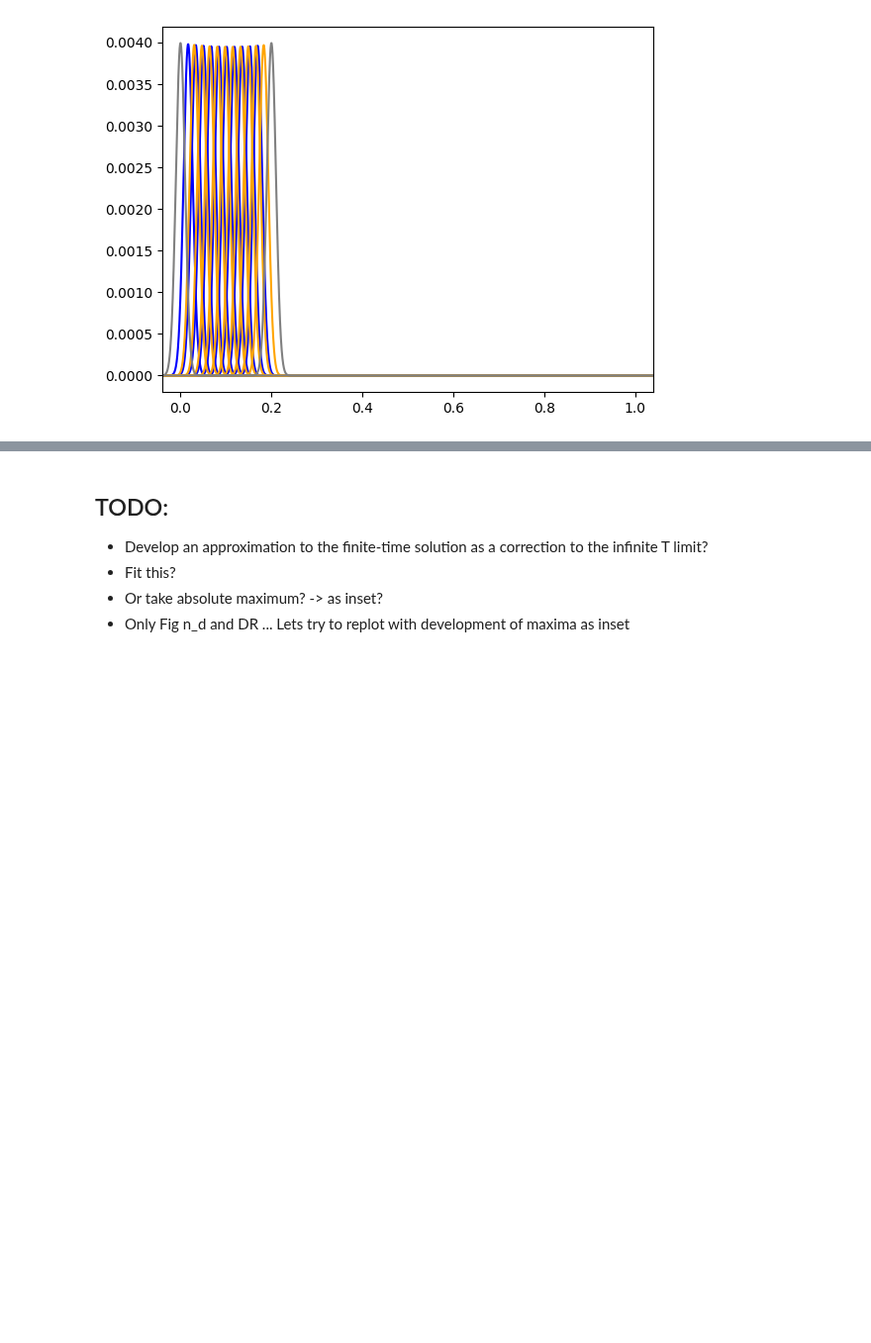
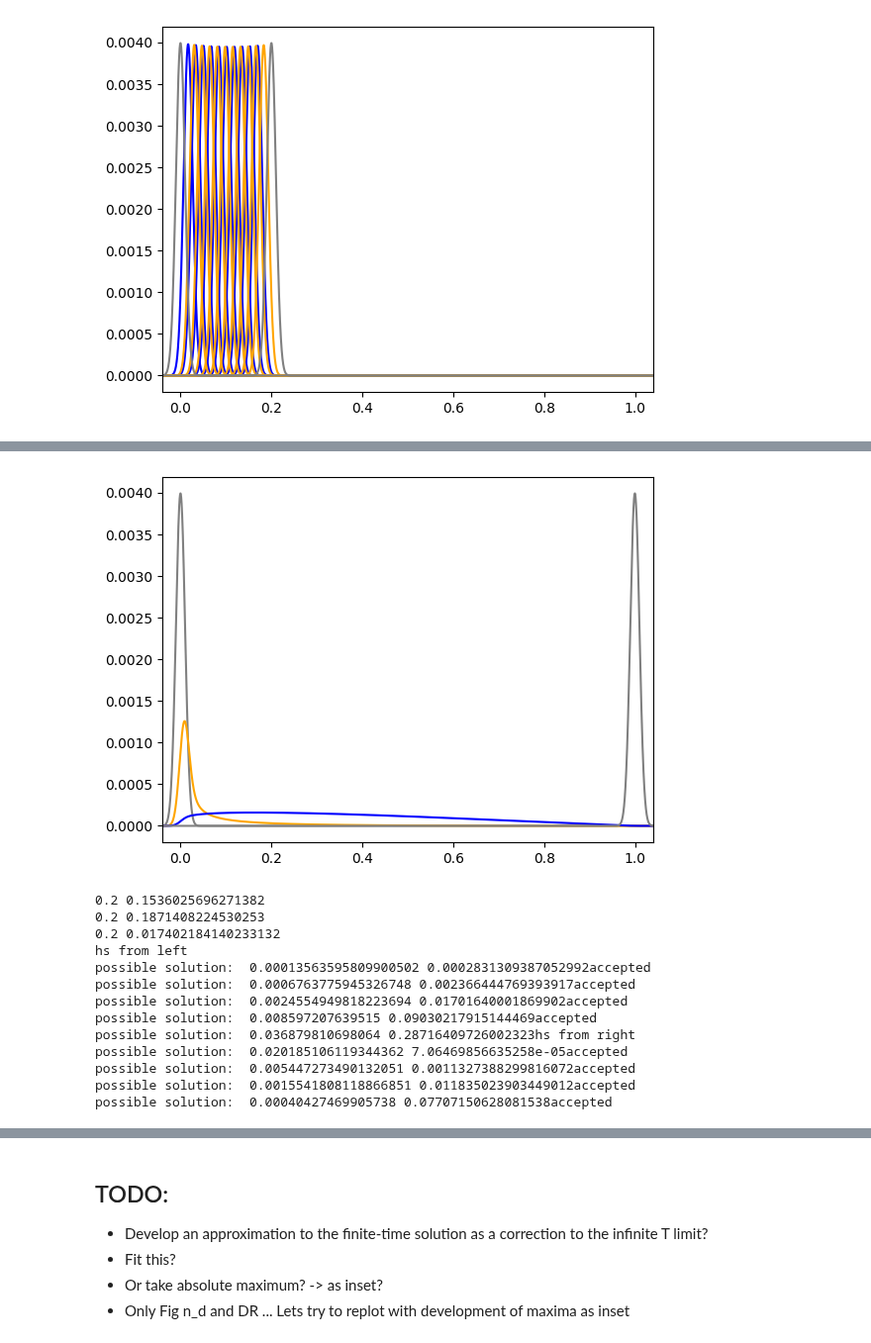
Before and after one commit to sahelazizpour/Finite-Observation-Dynamic-Range, a Jupyter notebook: 0_update/analysis.ipynb, the cells around one changed output, grey strips where cells are left out. Shown at 99% size. Saved outputs shown, nothing was run; the diff lists cells and outputs as text; code cells hidden in the pictures; blank space fills up the shorter version.

Commit message:
refined analysis method to catch faulty h ranges

```diff
--- a/0_update/analysis.ipynb
+++ b/0_update/analysis.ipynb
@@ -612,3 +658,42 @@ for i, lam in tqdm(enumerate(lams), total=len(lams)):
+# %%
+# check large lambda in more detail why there is no discriminable points when coming from left
+lam = 0.9999
+window=1
+def pmf_o_given_h(h):
+    return ml_pmf(window, lam, h)
+h_range=[10**-6, 10]
+pmf_ref_left = stats.norm.pdf(support, a_inf(lam, mu, 0), sigma)*delta
+pmf_ref_right = stats.norm.pdf(support, a_inf(lam, mu, 1e3), sigma)*delta
+plt.plot(support, pmf_ref_left, color="gray")
+plt.plot(support, pmf_o_given_h(h_range[0]), color="orange")
+plt.plot(support, pmf_o_given_h(0.00028973326268950554), color="blue")
+plt.plot(support, pmf_ref_right, color="gray")
+plt.xlim(0-4*sigma,1+4*sigma)
+plt.show()
+
+print(epsilon, calc_overlap(pmf_ref_left, pmf_o_given_h(h_range[0])))
+print(epsilon, calc_overlap(pmf_o_given_h(0.0012705997896455194), pmf_o_given_h(0.00028973326268950554)))
+print(epsilon, calc_overlap(pmf_ref_left, pmf_o_given_h(0.00028973326268950554)))
+print("hs from left")
+hs_left = find_discriminable_inputs(pmf_o_given_h, h_range, [pmf_o_given_h(h_range[0]), pmf_ref_right], epsilon, start="left", verbose=True)
+print("hs from right")
+hs_right = find_discriminable_inputs(pmf_o_given_h, h_range, [pmf_o_given_h(h_range[0]), pmf_ref_right], epsilon, start="right", verbose=True)
+print(hs_left)
+# %% [output]
+[figure, added]
+0.2 0.1536025696271382
+0.2 0.1871408224530253
+0.2 0.017402184140233132
+hs from left
+possible solution:  0.00013563595809900502 0.0002831309387052992accepted
+possible solution:  0.0006763775945326748 0.002366444769393917accepted
+possible solution:  0.0024554949818223694 0.01701640001869902accepted
+possible solution:  0.008597207639515 0.09030217915144469accepted
+possible solution:  0.036879810698064 0.28716409726002323hs from right
+possible solution:  0.020185106119344362 7.06469856635258e-05accepted
+possible solution:  0.005447273490132051 0.0011327388299816072accepted
+possible solution:  0.0015541808118866851 0.011835023903449012accepted
+possible solution:  0.00040427469905738 0.07707150628081538accepted
 # %%
 # plot the number of discriminable inputs for different values of epsilon and T in a main plot with an inset
 markers = ["o", "s", "^", "P", "d"]
```
Also changed, not shown: parts of 6 cells of this notebook.
